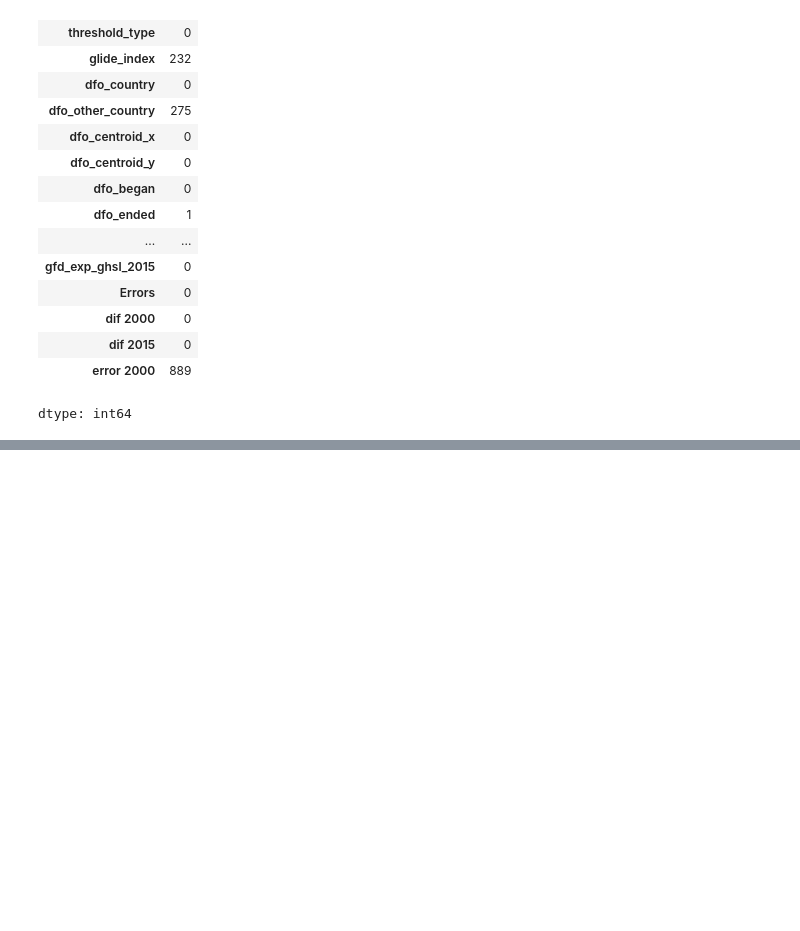
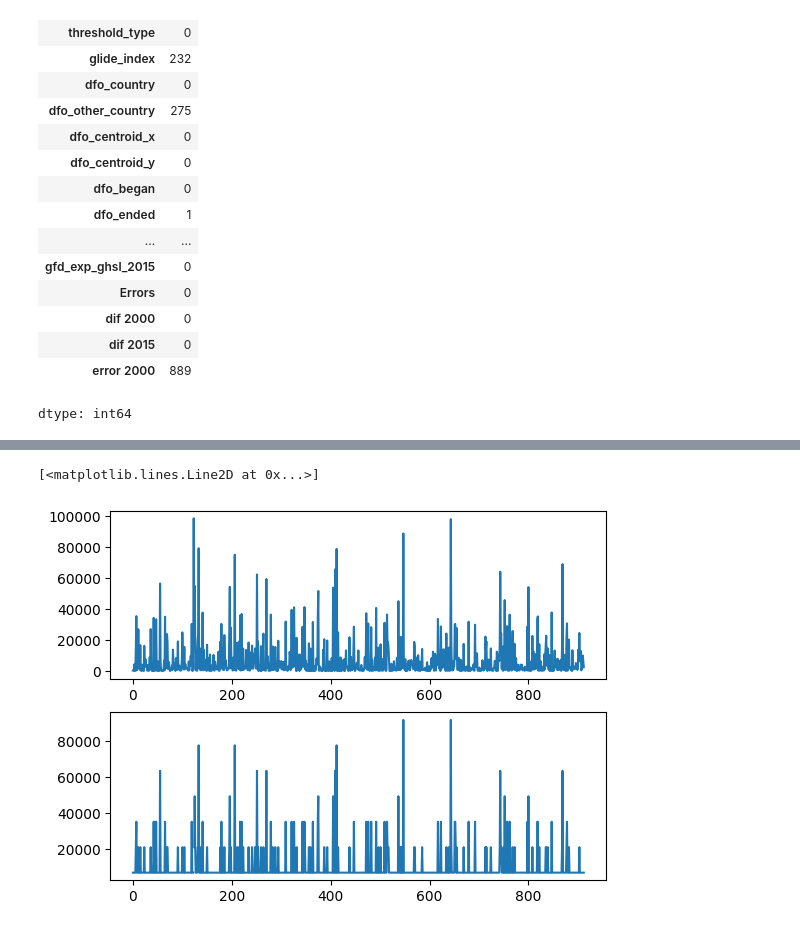
Before and after one commit to sasi-nk/BSC_DPDM2025, a Jupyter notebook: Ch3_Data_Preprocessing.ipynb, the cells around one changed output, grey strips where cells are left out. Saved outputs shown, nothing was run; the diff lists cells and outputs as text; code cells hidden in the pictures; blank space fills up the shorter version.

```diff
--- a/Ch3_Data_Preprocessing.ipynb
+++ b/Ch3_Data_Preprocessing.ipynb
@@ -241,0 +301,8 @@ dtype: int64
+# %%
+plt.subplot(2,1,1)
+plt.plot(flood['gfd_area'])
+plt.subplot(2,1,2)
+plt.plot(flood['gfd_area_bin'])
+# %% [output]
+[<matplotlib.lines.Line2D at 0x...>]
+[figure, added]
```
Also changed, not shown: parts of 26 cells of this notebook.
